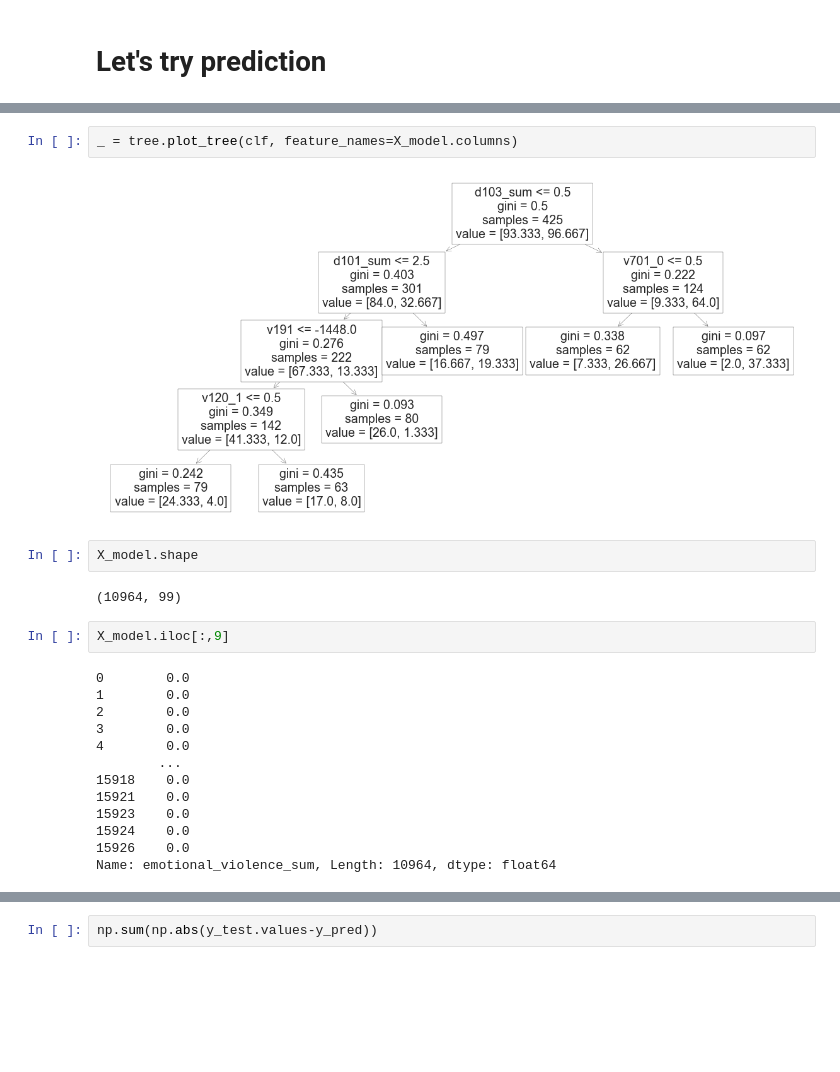
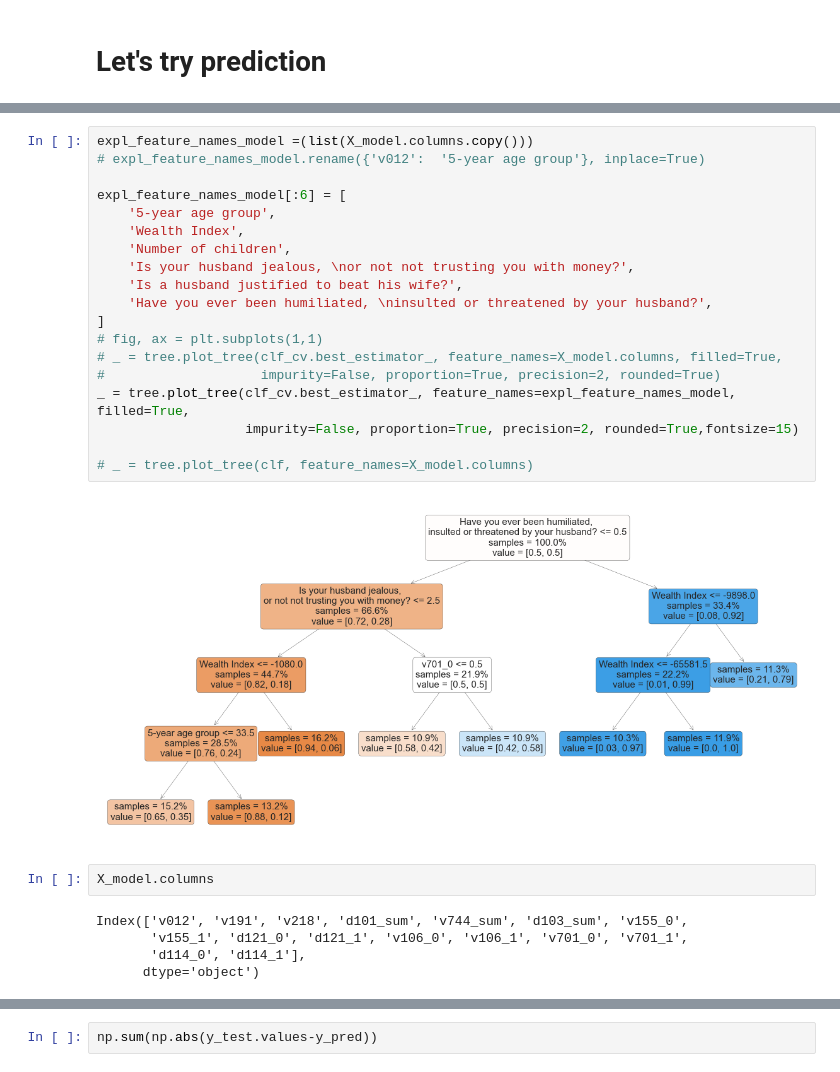
Before and after one commit to abauville/wai_hackathon_2021, a Jupyter notebook: DHS_IR.ipynb, the cells around one changed output, grey strips where cells are left out. Cells and saved outputs as stored; diff of their text form; blank space fills up the shorter version.

Commit message:
last modifs to model and ppt

```diff
--- a/DHS_IR.ipynb
+++ b/DHS_IR.ipynb
@@ -525,23 +577,28 @@ weighted avg       0.80      0.76      0.77       142
-# %%
-_ = tree.plot_tree(clf, feature_names=X_model.columns)
-# %% [output]
-[figure, removed]
+# %%
+expl_feature_names_model =(list(X_model.columns.copy()))
+# expl_feature_names_model.rename({'v012':  '5-year age group'}, inplace=True)
+
+expl_feature_names_model[:6] = [
+    '5-year age group',
+    'Wealth Index',
+    'Number of children',
+    'Is your husband jealous, \nor not not trusting you with money?',
+    'Is a husband justified to beat his wife?',
+    'Have you ever been humiliated, \ninsulted or threatened by your husband?',
+]
+# fig, ax = plt.subplots(1,1)
+# _ = tree.plot_tree(clf_cv.best_estimator_, feature_names=X_model.columns, filled=True,
+#                    impurity=False, proportion=True, precision=2, rounded=True)
+_ = tree.plot_tree(clf_cv.best_estimator_, feature_names=expl_feature_names_model, filled=True,
+                   impurity=False, proportion=True, precision=2, rounded=True,fontsize=15)
+
+# _ = tree.plot_tree(clf, feature_names=X_model.columns)
+# %% [output]
+[figure, added]
 # %%
-X_model.shape
+X_model.columns
 # %% [output]
-(10964, 99)
+Index(['v012', 'v191', 'v218', 'd101_sum', 'v744_sum', 'd103_sum', 'v155_0',
+       'v155_1', 'd121_0', 'd121_1', 'v106_0', 'v106_1', 'v701_0', 'v701_1',
+       'd114_0', 'd114_1'],
+      dtype='object')
-# %%
-X_model.iloc[:,9]
-# %% [output]
-0        0.0
-1        0.0
-2        0.0
-3        0.0
-4        0.0
-        ...
-15918    0.0
-15921    0.0
-15923    0.0
-15924    0.0
-15926    0.0
-Name: emotional_violence_sum, Length: 10964, dtype: float64
```
Also changed, not shown: parts of 16 cells of this notebook, 1 other file.
